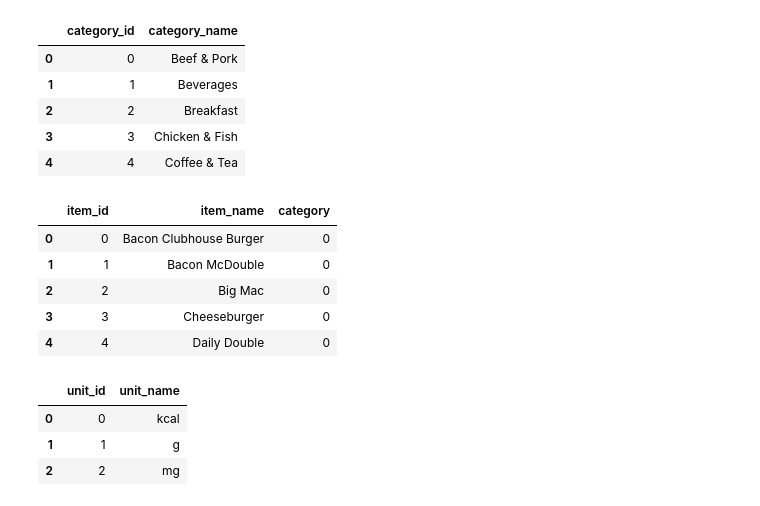
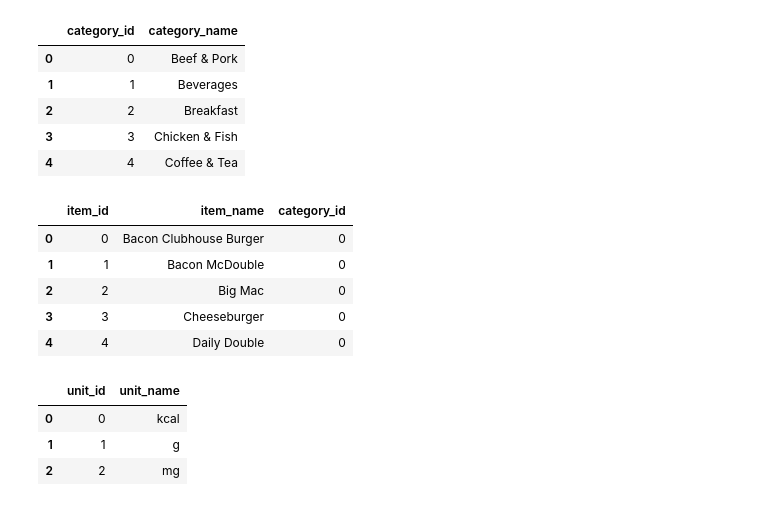
Before and after one commit to sreent/data-management-intro, a Jupyter notebook: Nutrition Facts - Ingestion using Python.ipynb, the cells around one changed output. Drawn from its saved outputs; the diff is of its cells as text; code cells hidden in the pictures.

```diff
--- a/Nutrition Facts - Ingestion using Python.ipynb
+++ b/Nutrition Facts - Ingestion using Python.ipynb
@@ -219,17 +217,19 @@ categories.head()
 # %%
 items = pivot[['item', 'category']].drop_duplicates()
 items.reset_index(drop=True, inplace=True)
 
 items.reset_index(inplace=True)
 items.columns = ['item_id', 'item_name', 'category']
 
-category_mapping = dict(categories[['category_name', 'category_id']].values)
-items['category'] = items['category'].apply(lambda x: category_mapping[x])
+items = items.merge(categories, how='left', left_on='category', right_on='category_name')
+
+items = items[['item_id', 'item_name', 'category_id']]
+items.rename({'category_id': 'category'}, inplace=True)
 
 items.to_csv(f"{DATA_PATH}/items.csv", index=False)
 items.head()
 # %% [output]
-|  | item_id | item_name | category |
+|  | item_id | item_name | category_id |
 | 0 | 0 | Bacon Clubhouse Burger | 0 |
 | 1 | 1 | Bacon McDouble | 0 |
 | 2 | 2 | Big Mac | 0 |
```
Also changed, not shown: parts of 11 cells of this notebook.
